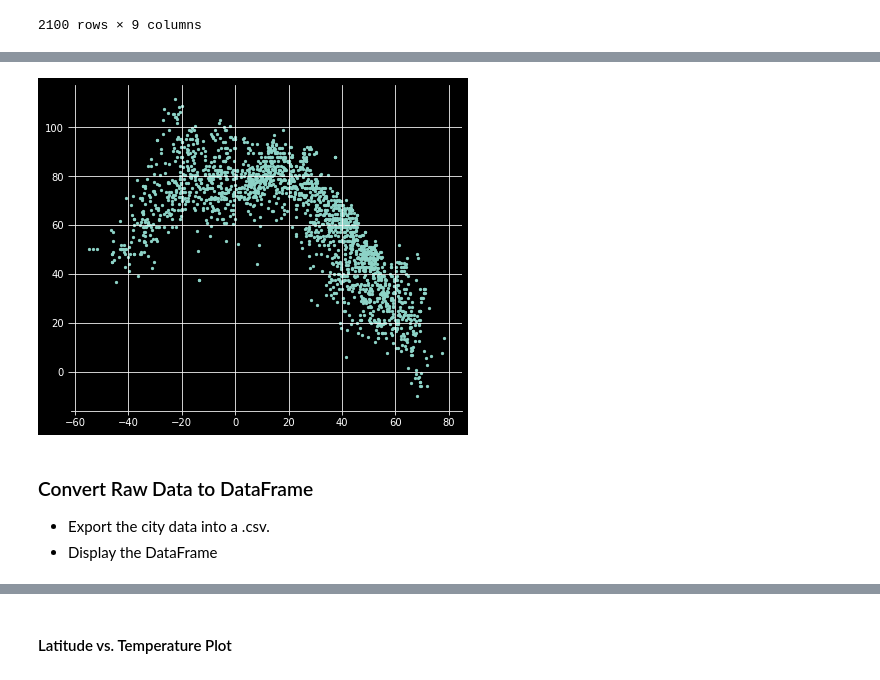
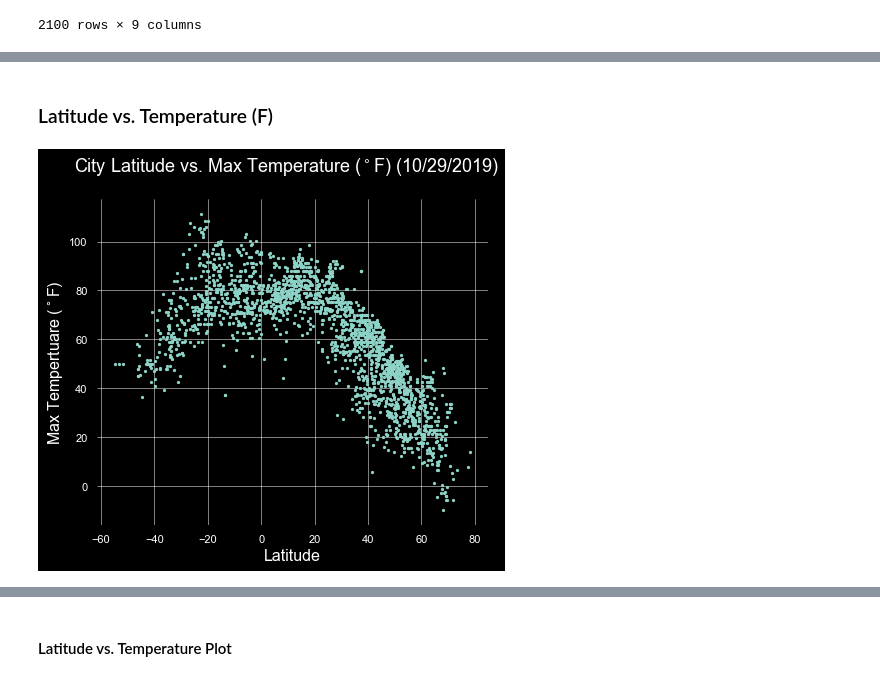
Before and after one commit to L0per/Python-API-Challenge, a Jupyter notebook: WeatherPy.ipynb, the cells around one changed output, grey strips where cells are left out. Saved outputs shown, nothing was run; the diff lists cells and outputs as text; code cells hidden in the pictures.

Commit message:
plots completed

```diff
--- a/WeatherPy.ipynb
+++ b/WeatherPy.ipynb
@@ -160,21 +172,21 @@ cities_weather_df = pd.read_csv(output_data_file)
+# %% [markdown]
+### Latitude vs. Temperature (F)
 # %%
-# Create plot dataframe
-lat_temp_df = cities_weather_df[['Latitude', 'Max Temperature (F)']]
-
 # Set style and figure size
 plt.style.use('dark_background')
 fig, ax = plt.subplots(figsize=(7,6))
 
 # Plot
 ax.scatter(cities_weather_df['Latitude'],cities_weather_df['Max Temperature (F)'], s=5)
-ax.grid()
 ax.spines["top"].set_visible(False)
+ax.spines["bottom"].set_visible(False)
 ax.spines["right"].set_visible(False)
 ax.spines["left"].set_visible(False)
-plt.show(ax)
+ax.grid(linewidth=0.5)
+fig.suptitle("City Latitude vs. Max Temperature ($^\circ$F) (10/29/2019)", fontsize = 18)
+ax.set_xlabel("Latitude", fontsize = 16)
+ax.set_ylabel("Max Tempertuare ($^\circ$F)", fontsize = 16)
+
+plt.show()
 # %% [output]
-[figure, old version]
+[figure, new version]
-# %% [markdown]
-### Convert Raw Data to DataFrame
-* Export the city data into a .csv.
-* Display the DataFrame
```
Also changed, not shown: parts of 18 cells of this notebook.
